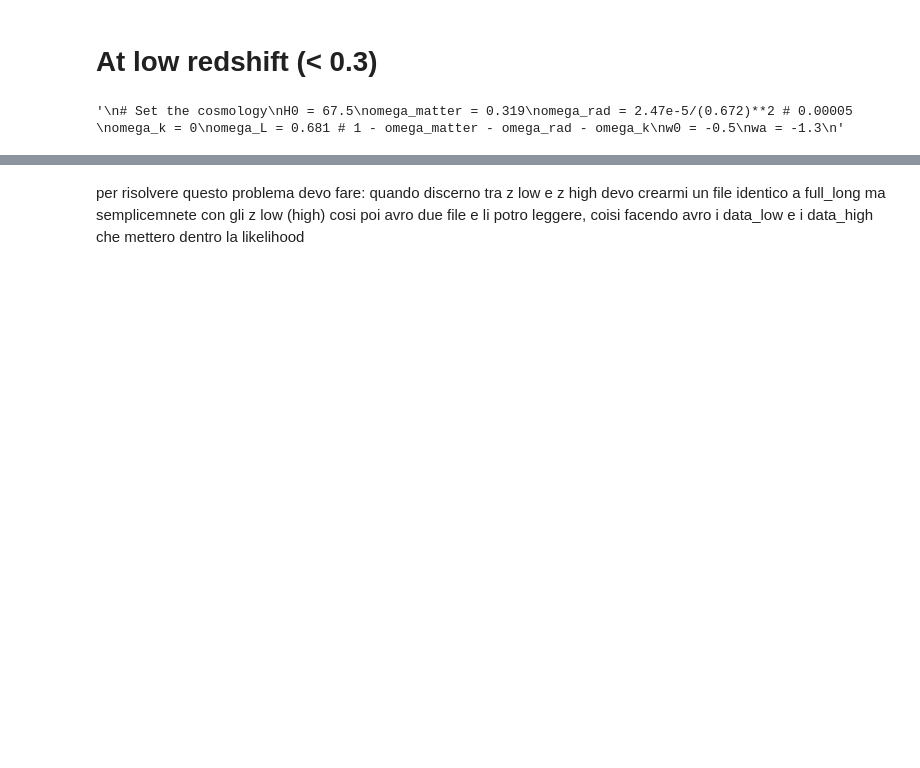
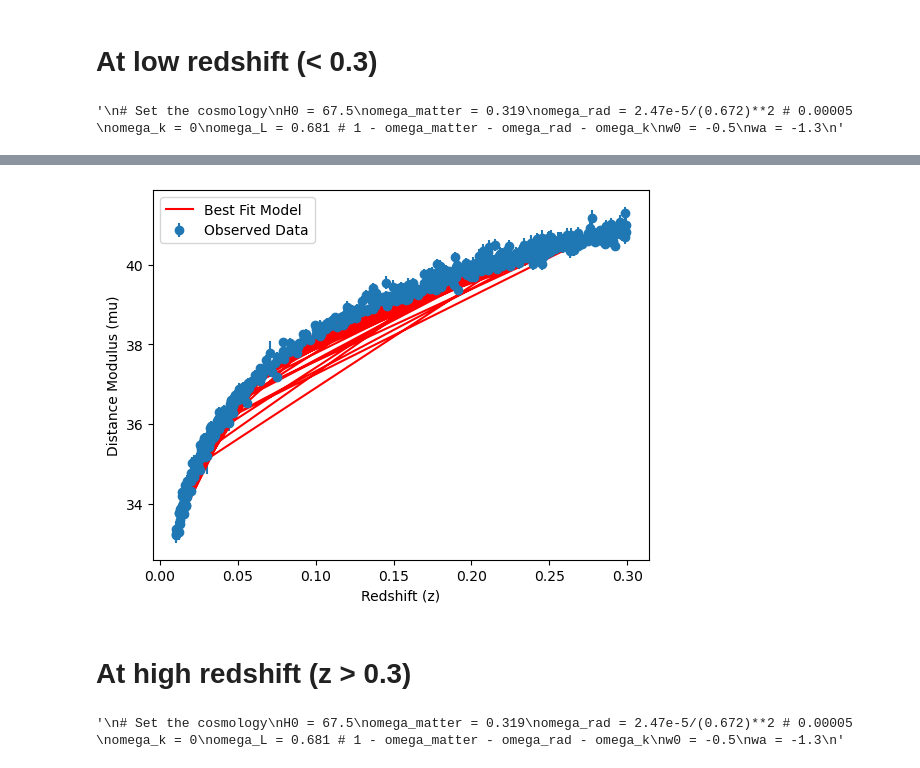
Before and after one commit to GenovaCosmology/AstroCosmoComputational, a Jupyter notebook: Students/AndreaGatti/Exam_Computazza/project_w0wa.ipynb, the cells around one changed output, grey strips where cells are left out. Cells and saved outputs as stored; diff of their text form; code cells hidden in the pictures; blank space fills up the shorter version.

```diff
--- a/Students/AndreaGatti/Exam_Computazza/project_w0wa.ipynb
+++ b/Students/AndreaGatti/Exam_Computazza/project_w0wa.ipynb
@@ -106,7 +106,7 @@ def ln_likelihood(params, data, cov_inv):
     H0, Omega_mat, Omega_rad, Omega_k, Omega_L, w0, wa = params
     #print(H0, Om0)
     # Check if the parameters are within the physical range
-    if Omega_mat and Omega_rad and Omega_k and Omega_L < 0:
+    if Omega_mat or Omega_rad or Omega_k or Omega_L < 0:
         return -np.inf
     if w0 < -2 or w0 > 0:
         return -np.inf
@@ -511,18 +502,20 @@ def neg_ln_likelihood(params, data, cov_inv):
 # %%
 # Example data and covariance inverse matrix
+#d = data['mb'].values + 19.3
+dmb_low = data_low['dmb'].values
+#z_list = data['zcmb'].values
 
 # Compute the covariance matrix
-dmb_low_array = np.array(dmb_low)
-Sigma_low = np.diag(dmb_low_array**2)
-cov_inv_low = np.linalg.inv(Sigma_low)
+Sigma = np.diag(dmb_low**2)
+cov_inv = np.linalg.inv(Sigma)
 
 # Initial guess for the parameters [H0, Om0]
 initial_guess = [67.5, 0.319, 0.00005, 0., 0.681, -0.5, -1.3]
-print("neg_Ln_likelihood is:", neg_ln_likelihood(initial_guess, data, cov_inv_low))
+print("neg_Ln_likelihood is:", neg_ln_likelihood(initial_guess, data_low, cov_inv))
 
 
 # Run the optimizer
-result = minimize(neg_ln_likelihood, initial_guess, args=(data, cov_inv), method='Powell') # , method='Powell'
+result = minimize(neg_ln_likelihood, initial_guess, args=(data_low, cov_inv), method='Powell') # , method='Powell'
 # Optimized parameters
 optimized_params = result.x
 optimized_log_likelihood = -result.fun
@@ -539,4 +545,23 @@ ValueError: operands could not be broadcast together with shapes (1022,) (630,)
-# %% [markdown]
-per risolvere questo problema devo fare:
-quando discerno tra z low e z high devo crearmi un file identico a full_long ma semplicemnete con gli z low (high)
-cosi poi avro due file e li potro leggere, coisi facendo avro i data_low e i data_high che mettero dentro la likelihood
+# %%
+# Generate model predictions using the best fit parameters
+#z = data['zcmb'].values
+H0_best, Omega_matter_best, Omega_rad_best, Omega_k_best, Omega_L_best, w0_best, wa_best = optimized_params
+mu_best = []
+for z_prime in z_low:
+    mu_best.append(5*np.log10(Dc_w0wa(hubble_function_w0wa, z_prime, Omega_matter_best, Omega_rad_best, Omega_k_best, Omega_L_best, w0_best, wa_best, H0_best)*(1+z_prime)) + 25)
+
+# mb is mu +19.3, so:
+y = data_low['mb'].values + 19.3 # cfr. Mari
+#xerr = data['dz'].values
+
+# Plot the observed data and model predictions
+plt.errorbar(z_low, y, yerr=data_low['dmb'], fmt='o', label='Observed Data')
+plt.plot(z_low, mu_best, 'r-', label='Best Fit Model')
+plt.xlabel('Redshift (z)')
+plt.ylabel('Distance Modulus (mu)')
+plt.legend()
+plt.show()
+# %% [output]
+[figure, added]
+# %% [markdown]
+# At high redshift (z > 0.3)
@@ -542,0 +586,28 @@ cosi poi avro due file e li potro leggere, coisi facendo avro i data_low e i dat
+# %%
+# Definition of the Hubble function and set the cosmology
+def hubble_function_w0wa(z, Omega_m, Omega_r, Omega_k, Omega_lambda, w0, wa, H0):
+    # Calculate the dark energy contribution
+    dark_energy_contribution = (1 + z)**(3 * (1 + w0 + wa)) * np.exp(-3 * wa * z / (1 + z))
+
+    # Calculate H(z)
+    Hz = H0 * np.sqrt(
+        Omega_m * (1 + z)**3 +
+        Omega_r * (1 + z)**4 +
+        Omega_k * (1 + z)**2 +
+        Omega_lambda * dark_energy_contribution
+    )
+
+    return Hz
+
+'''
+# Set the cosmology
+H0 = 67.5
+omega_matter = 0.319
+omega_rad = 2.47e-5/(0.672)**2 # 0.00005
+omega_k = 0
+omega_L = 0.681 # 1 - omega_matter - omega_rad - omega_k
+w0 = -0.5
+wa = -1.3
+'''
+# %% [output]
+'\n# Set the cosmology\nH0 = 67.5\nomega_matter = 0.319\nomega_rad = 2.47e-5/(0.672)**2 # 0.00005 \nomega_k = 0\nomega_L = 0.681 # 1 - omega_matter - omega_rad - omega_k\nw0 = -0.5\nwa = -1.3\n'
```
Also changed, not shown: parts of 12 cells of this notebook, 2 other files.
